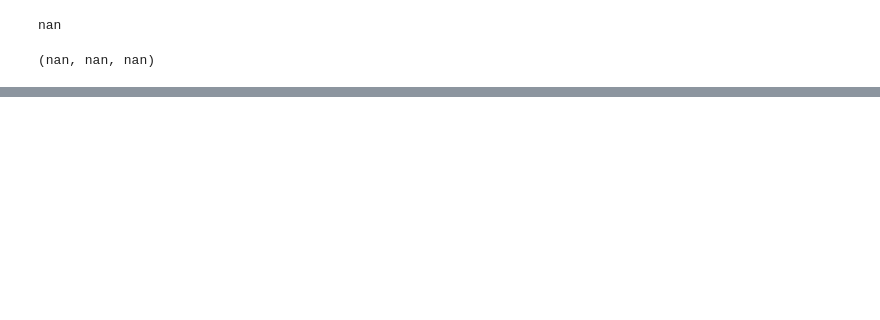
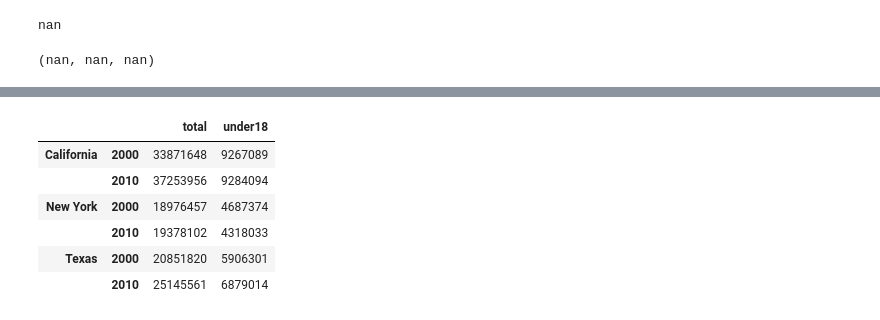
Before and after one commit to yoyo198124/AITrade, a Jupyter notebook: PythonDataScienceHandBook/02pandas/Untitled.ipynb, the cells around one changed output, grey strips where cells are left out. Drawn from its saved outputs; the diff is of its cells as text; code cells hidden in the pictures; blank space fills up the shorter version.

```diff
--- a/PythonDataScienceHandBook/02pandas/Untitled.ipynb
+++ b/PythonDataScienceHandBook/02pandas/Untitled.ipynb
@@ -748,0 +925,6 @@ vals2.sum(),vals2.min(),vals2.max()
+# %%
+index = [('California',2000),('California',2010),('New York',2000),('New York',2010),
+         ('Texas',2000), ('Texas',2010)]
+populations = [33871648,37253956,18976457,19378102,20851820,25145561]
+pop = pd.Series(populations,index = index)
+pop
@@ -748,0 +957,3 @@ vals2.sum(),vals2.min(),vals2.max()
+# %%
+index = pd.MultiIndex.from_tuples(index)
+index
@@ -748,0 +963,3 @@ vals2.sum(),vals2.min(),vals2.max()
+# %%
+pop = pop.reindex(index)
+pop
@@ -748,0 +1003,11 @@ vals2.sum(),vals2.min(),vals2.max()
+# %%
+pop_df = pd.DataFrame({'total':pop,'under18':[9267089,9284094,4687374,4318033,5906301,6879014]})
+pop_df
+# %% [output]
+|  |  | total | under18 |
+| California | 2000 | 33871648 | 9267089 |
+|  | 2010 | 37253956 | 9284094 |
+| New York | 2000 | 18976457 | 4687374 |
+|  | 2010 | 19378102 | 4318033 |
+| Texas | 2000 | 20851820 | 5906301 |
+|  | 2010 | 25145561 | 6879014 |
```
Also changed, not shown: parts of 60 cells of this notebook.
